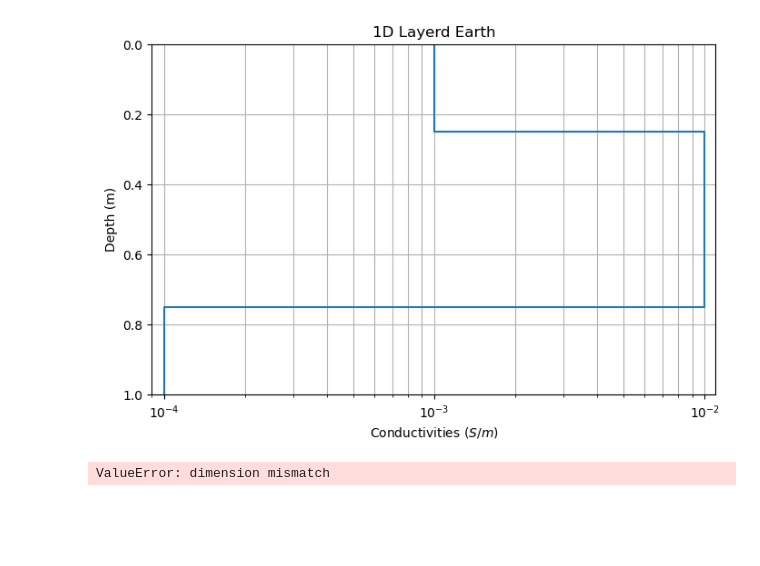
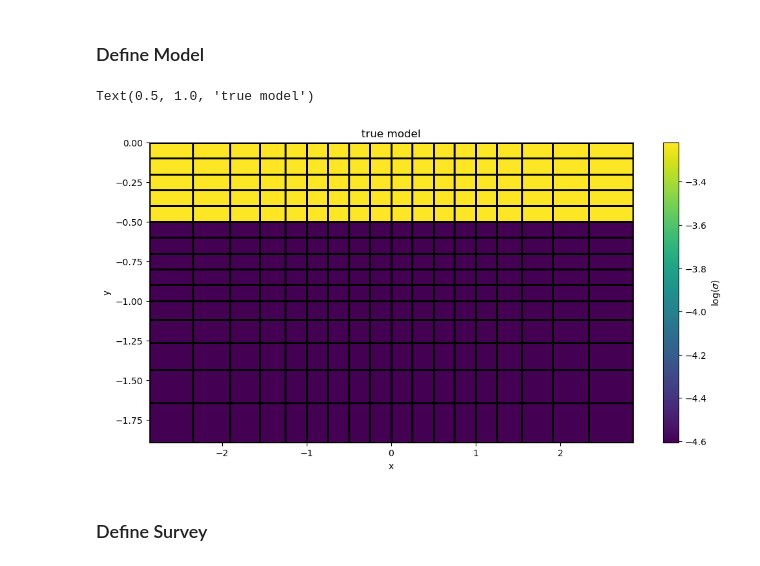
Before and after one commit to matthewhasman/Geophysical-Electromagnetic-Scanner, a Jupyter notebook: testing_coil_spacing.ipynb, the cells around one changed output. Cells and saved outputs as stored; diff of their text form; code cells hidden in the pictures; blank space fills up the shorter version.

Commit message:
added 3D simulation for different coil spacing

```diff
--- a/testing_coil_spacing.ipynb
+++ b/testing_coil_spacing.ipynb
@@ -22,0 +25,4 @@ from discretize import TensorMesh
+# %%
+conductivity_surface = 10e-3
+conductivity_deep = 40e-3
+conductivity_air = 1e-8
@@ -22,0 +75,4 @@ from discretize import TensorMesh
+# %%
+inversion_mesh = discretize.TensorMesh([mesh.h[0], mesh.h[2][mesh.cell_centers_z <= 0]])
+inversion_mesh.x0 = [-inversion_mesh.h[0].sum() / 2.0, -inversion_mesh.h[1].sum()]
+inversion_mesh.plot_grid()
@@ -23 +97,19 @@ from discretize import TensorMesh
+# %% [markdown]
+### Define Model
+# %%
+m_true = np.log(conductivity_deep) * np.ones(inversion_mesh.nC)
+m_true[inversion_mesh.gridCC[:, 1] < -0.5*np.ones_like(inversion_mesh.gridCC[:, 0])] = np.log(conductivity_surface)
+fig, ax = plt.subplots(1, 1, figsize=(12,6))
+cb = plt.colorbar(inversion_mesh.plot_image(m_true, ax=ax, grid=True)[0], ax=ax)
+cb.set_label(r"$\log(\sigma)$")
+ax.set_title("true model")
+# ax.set_xlim([0, 10.0e3])
+# ax.set_ylim([-4.0e3, 0])
+# ax.minorticks_on()
+# ax.grid(True, color='k', which="both")
+# %% [output]
+Text(0.5, 1.0, 'true model')
+[figure, added]
+# %% [markdown]
+### Define Survey
 # %%
@@ -64,11 +151,0 @@ layer_conductivities = np.r_[1e-3, 1e-2, 1e-4]
-# %%
-fig, ax = plt.subplots(1, 1, figsize=(8, 5))
-
-ax = plot_1d_layer_model(layer_thicknesses, layer_conductivities, scale="log", ax=ax)
-ax.grid(which="both")
-ax.set_xlabel(r"Conductivities ($S/m$)")
-ax.set_ylim([1, 0])
-ax.set_title("1D Layerd Earth")
-plt.show()
-# %% [output]
-[figure, removed]
@@ -89,5 +151,0 @@ simulation= fdem.Simulation1DLayered(
-# %%
-# Predict 1D FDEM Data
-dpred= simulation.dpred(log_conductivities_model)
-# %% [output]
-ValueError: dimension mismatch
```
Also changed, not shown: parts of 19 cells of this notebook.
